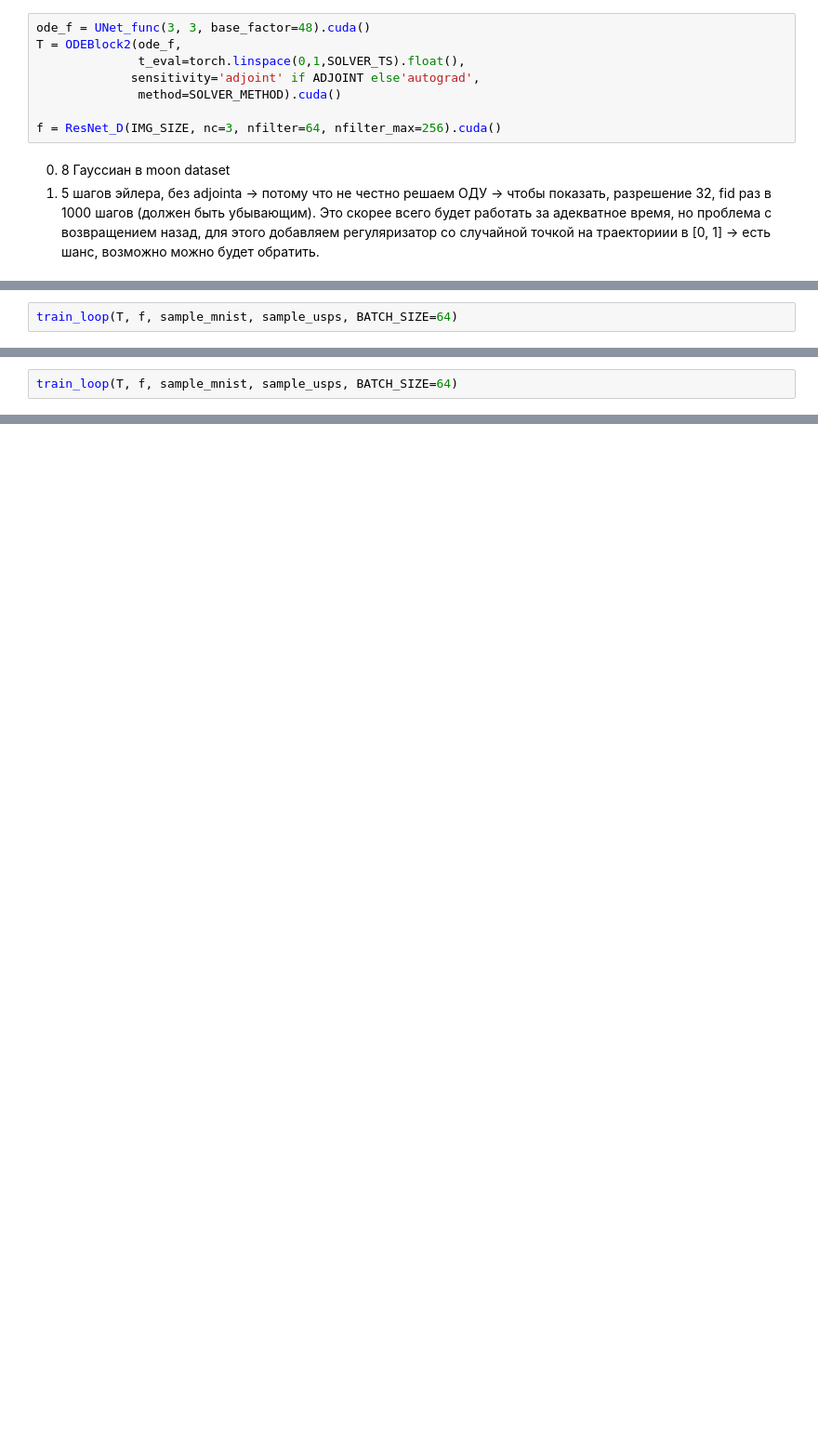
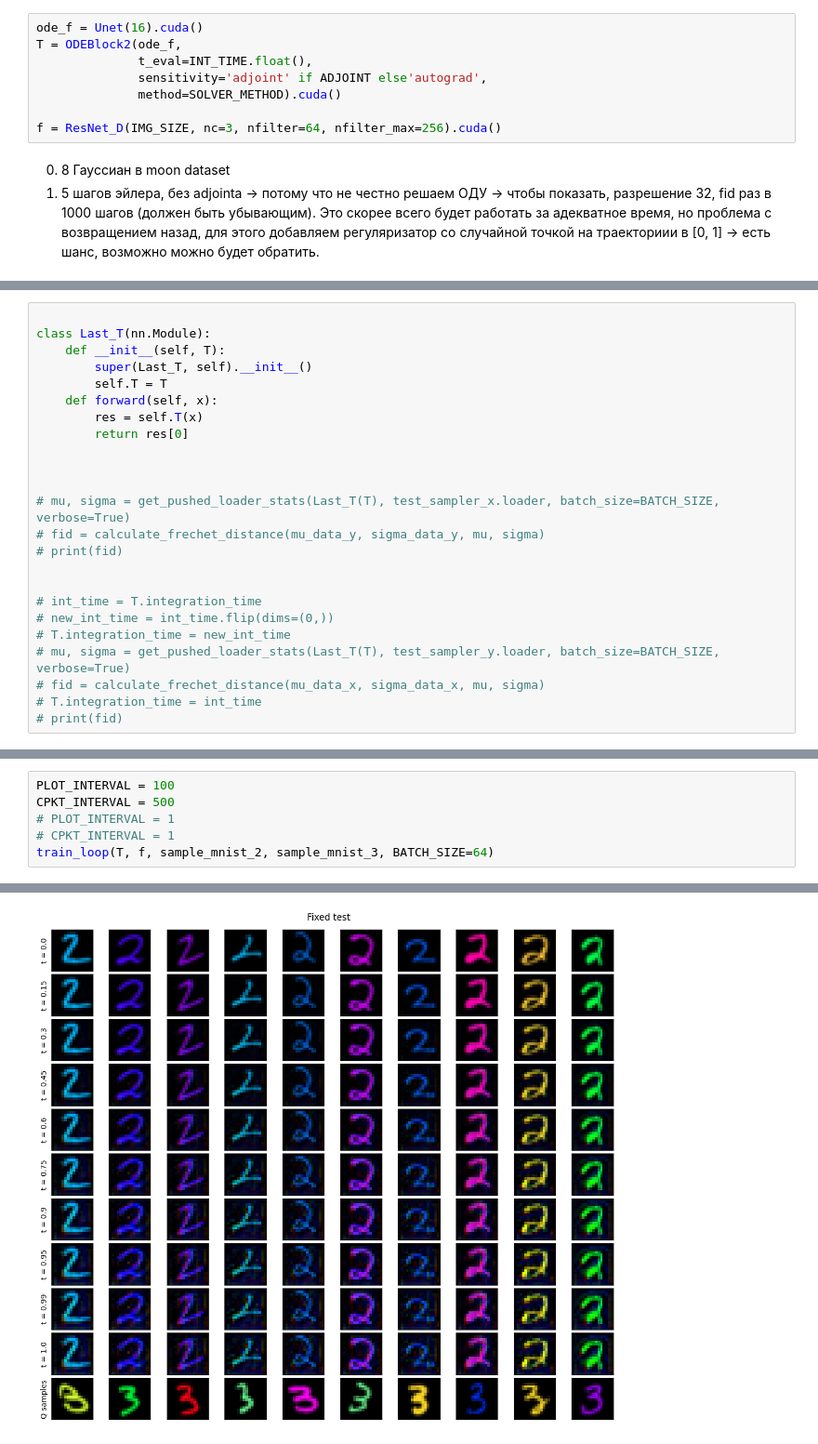
Before and after one commit to David-cripto/ODE_for_Neural_Optimal_Transport, a Jupyter notebook: notebooks/baseline.ipynb, the cells around one changed output, grey strips where cells are left out. Shown at 93% size. Saved outputs shown, nothing was run; the diff lists cells and outputs as text; blank space fills up the shorter version.

```diff
--- a/notebooks/baseline.ipynb
+++ b/notebooks/baseline.ipynb
@@ -61,8 +70,8 @@ from models.simple_mlp import SimpleSequential, SimpleSequentialTimed
 # %%
-ode_f = UNet_func(3, 3, base_factor=48).cuda()
+ode_f = Unet(16).cuda()
 T = ODEBlock2(ode_f,
-              t_eval=torch.linspace(0,1,SOLVER_TS).float(),
-             sensitivity='adjoint' if ADJOINT else'autograd',
+              t_eval=INT_TIME.float(),
+              sensitivity='adjoint' if ADJOINT else'autograd',
               method=SOLVER_METHOD).cuda()
 
 f = ResNet_D(IMG_SIZE, nc=3, nfilter=64, nfilter_max=256).cuda()
@@ -306,2 +80,0 @@ def train_loop(T, f, X_sampler, Y_sampler, BATCH_SIZE, T_ITERS=10, MAX_STEPS=100
-# %%
-train_loop(T, f, sample_mnist, sample_usps, BATCH_SIZE=64)
@@ -325,2 +80,0 @@ Mnist images X, mapped images T(X), unpaired USPS images Y
-# %%
-train_loop(T, f, sample_mnist, sample_usps, BATCH_SIZE=64)
@@ -926,0 +270,24 @@ init networks
+# %%
+
+class Last_T(nn.Module):
+    def __init__(self, T):
+        super(Last_T, self).__init__()
+        self.T = T
+    def forward(self, x):
+        res = self.T(x)
+        return res[0]
+
+
+
+# mu, sigma = get_pushed_loader_stats(Last_T(T), test_sampler_x.loader, batch_size=BATCH_SIZE, verbose=True)
+# fid = calculate_frechet_distance(mu_data_y, sigma_data_y, mu, sigma)
+# print(fid)
+
+
+# int_time = T.integration_time
+# new_int_time = int_time.flip(dims=(0,))
+# T.integration_time = new_int_time
+# mu, sigma = get_pushed_loader_stats(Last_T(T), test_sampler_y.loader, batch_size=BATCH_SIZE, verbose=True)
+# fid = calculate_frechet_distance(mu_data_x, sigma_data_x, mu, sigma)
+# T.integration_time = int_time
+# print(fid)
@@ -926,0 +412,7 @@ init networks
+# %%
+PLOT_INTERVAL = 100
+CPKT_INTERVAL = 500
+# PLOT_INTERVAL = 1
+# CPKT_INTERVAL = 1
+train_loop(T, f, sample_mnist_2, sample_mnist_3, BATCH_SIZE=64)
+# %% [output]
@@ -926,0 +427 @@ init networks
+[figure, added]
```
Also changed, not shown: parts of 49 cells of this notebook, 2 other files.
